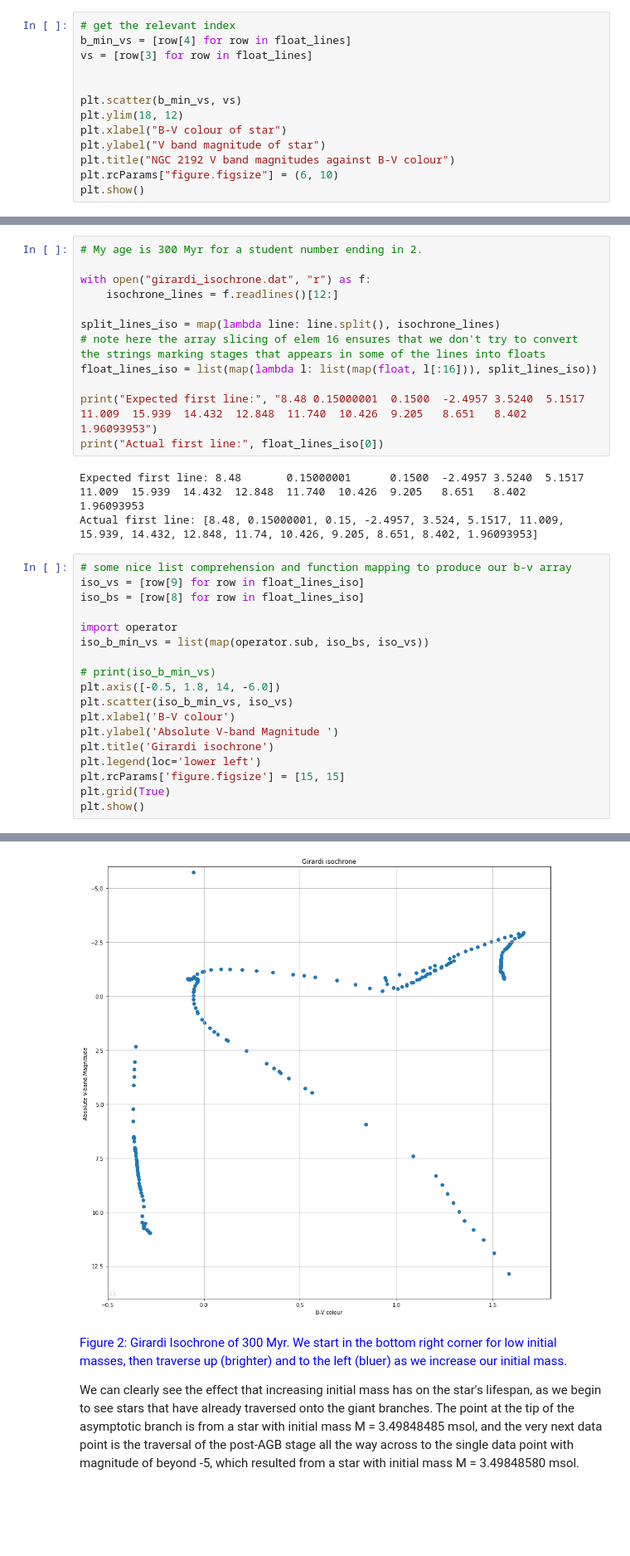
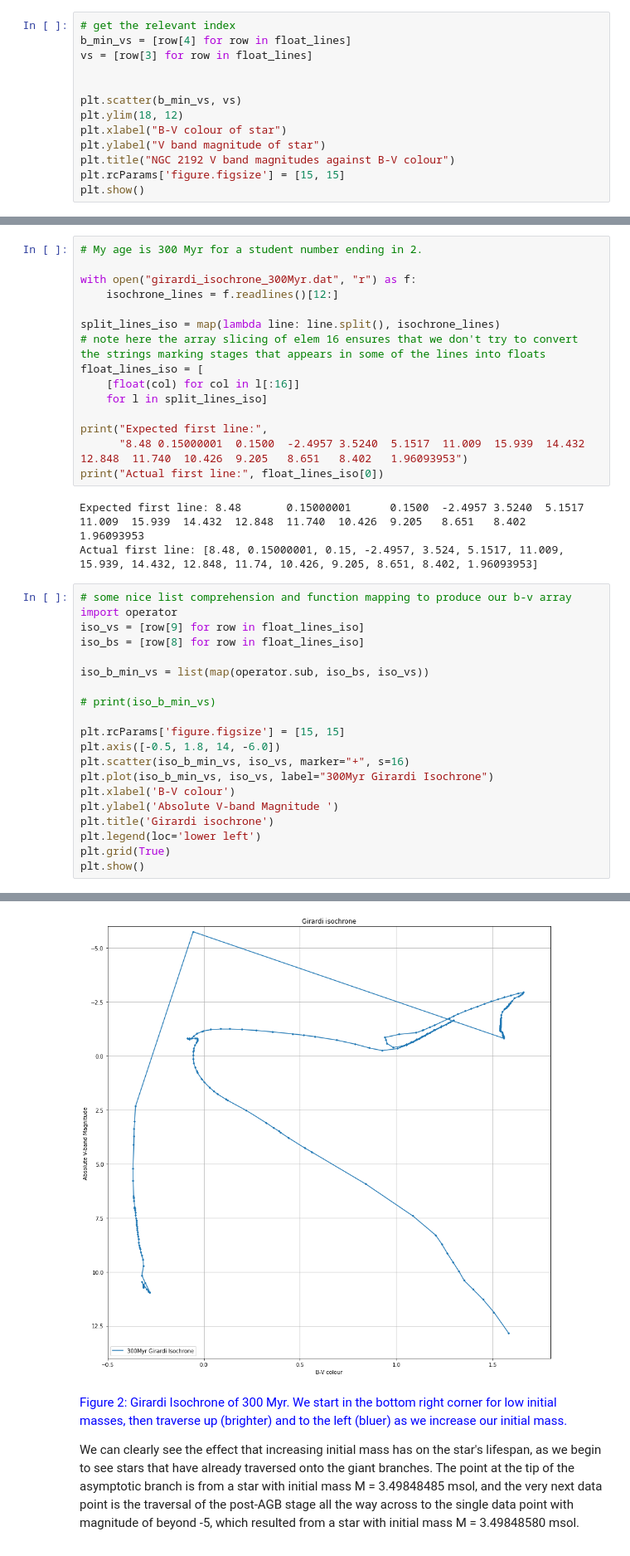
Before and after one commit to cedliang/ASP3231, a Jupyter notebook: Assignment_1/ASP3231_Assignment1_2022.ipynb, the cells around one changed output, grey strips where cells are left out. Shown at 83% size. Cells and saved outputs as stored; diff of their text form; blank space fills up the shorter version.

```diff
--- a/Assignment_1/ASP3231_Assignment1_2022.ipynb
+++ b/Assignment_1/ASP3231_Assignment1_2022.ipynb
@@ -268,6 +276,6 @@ plt.ylim(18, 12)
 plt.xlabel("B-V colour of star")
 plt.ylabel("V band magnitude of star")
 plt.title("NGC 2192 V band magnitudes against B-V colour")
-plt.rcParams["figure.figsize"] = (6, 10)
+plt.rcParams['figure.figsize'] = [15, 15]
 plt.show()
 # %% [output]
@@ -286,34 +294,39 @@ plt.show()
 # %%
 # My age is 300 Myr for a student number ending in 2.
 
-with open("girardi_isochrone.dat", "r") as f:
+with open("girardi_isochrone_300Myr.dat", "r") as f:
     isochrone_lines = f.readlines()[12:]
 
 split_lines_iso = map(lambda line: line.split(), isochrone_lines)
 # note here the array slicing of elem 16 ensures that we don't try to convert the strings marking stages that appears in some of the lines into floats
-float_lines_iso = list(map(lambda l: list(map(float, l[:16])), split_lines_iso))
+float_lines_iso = [
+    [float(col) for col in l[:16]]
+    for l in split_lines_iso]
 
-print("Expected first line:", "8.48	0.15000001	0.1500	-2.4957	3.5240	5.1517	11.009	15.939	14.432	12.848	11.740	10.426	9.205	8.651	8.402	1.96093953")
+print("Expected first line:",
+      "8.48	0.15000001	0.1500	-2.4957	3.5240	5.1517	11.009	15.939	14.432	12.848	11.740	10.426	9.205	8.651	8.402	1.96093953")
 print("Actual first line:", float_lines_iso[0])
 # %% [output]
 Expected first line: 8.48       0.15000001      0.1500  -2.4957 3.5240  5.1517  11.009  15.939  14.432  12.848  11.740  10.426  9.205   8.651   8.402   1.96093953
 Actual first line: [8.48, 0.15000001, 0.15, -2.4957, 3.524, 5.1517, 11.009, 15.939, 14.432, 12.848, 11.74, 10.426, 9.205, 8.651, 8.402, 1.96093953]
 # %%
 # some nice list comprehension and function mapping to produce our b-v array
+import operator
 iso_vs = [row[9] for row in float_lines_iso]
 iso_bs = [row[8] for row in float_lines_iso]
 
-import operator
 iso_b_min_vs = list(map(operator.sub, iso_bs, iso_vs))
 
 # print(iso_b_min_vs)
+
+plt.rcParams['figure.figsize'] = [15, 15]
 plt.axis([-0.5, 1.8, 14, -6.0])
-plt.scatter(iso_b_min_vs, iso_vs)
+plt.scatter(iso_b_min_vs, iso_vs, marker="+", s=16)
+plt.plot(iso_b_min_vs, iso_vs, label="300Myr Girardi Isochrone")
 plt.xlabel('B-V colour')
 plt.ylabel('Absolute V-band Magnitude ')
 plt.title('Girardi isochrone')
 plt.legend(loc='lower left')
-plt.rcParams['figure.figsize'] = [15, 15]
 plt.grid(True)
 plt.show()
 # %% [output]
@@ -321,4 +333,4 @@ WARNING:matplotlib.legend:No artists with labels found to put in legend.  Note t
-[figure, old version]
+[figure, new version]
 # %% [markdown]
 <font color=blue> Figure 2: Girardi Isochrone of 300 Myr. We start in the bottom right corner for low initial masses, then traverse up (brighter) and to the left (bluer) as we increase our initial mass.
 
```
Also changed, not shown: parts of 29 cells of this notebook, 6 other files.
